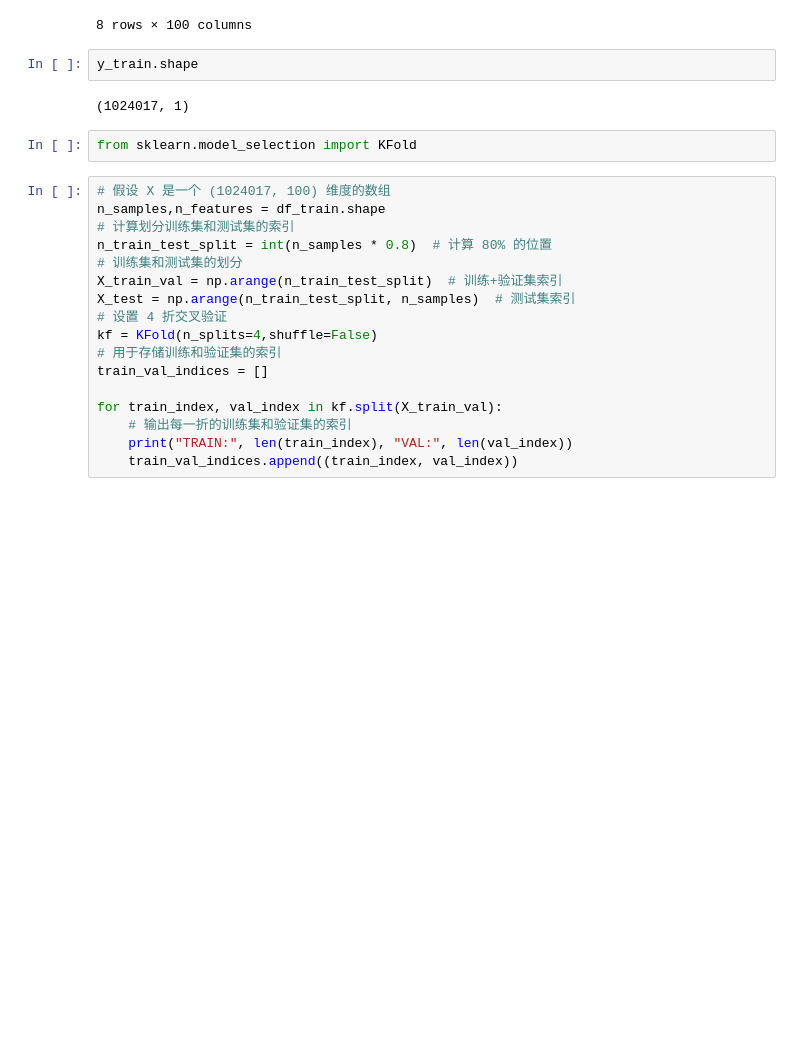
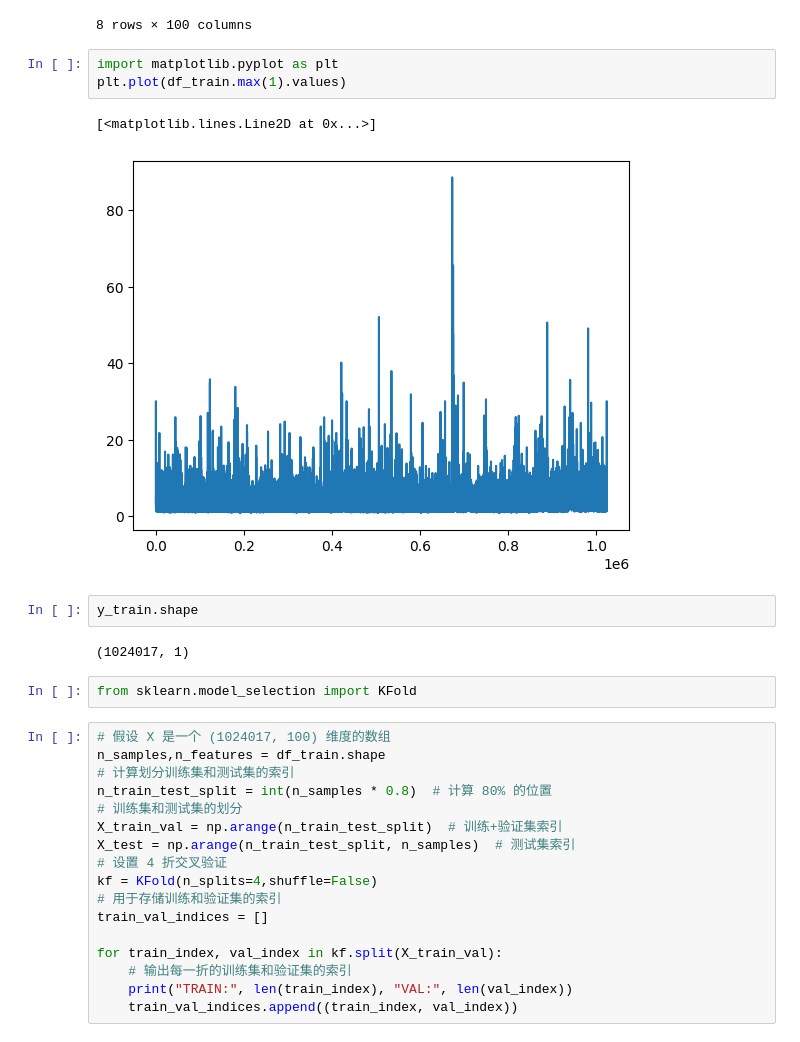
Before and after one commit to ZedRover/bm-fund, a Jupyter notebook: notebook/view_data.ipynb, the cells around one changed output. Saved outputs shown, nothing was run; the diff lists cells and outputs as text; blank space fills up the shorter version.

```diff
--- a/notebook/view_data.ipynb
+++ b/notebook/view_data.ipynb
@@ -23,6 +23,12 @@ df_train.describe()
 | 75% | 2.540866e-01 | 4.901666e-01 | 4.325379e-01 | 3.984346e-01 | 6.207308e-01 | 5.624455e-01 | 5.679415e-01 | 5.978246e-01 | 6.201570e-01 | 6.817943e-01 | ... | ... |
 | max | 4.612349e+01 | 2.404121e+01 | 2.438798e+01 | 5.061975e+01 | 6.534543e+00 | 2.101052e+01 | 3.294714e+01 | 1.982056e+01 | 1.996864e+01 | 2.865503e+01 | ... | ... |
 8 rows × 100 columns
+# %%
+import matplotlib.pyplot as plt
+plt.plot(df_train.max(1).values)
+# %% [output]
+[<matplotlib.lines.Line2D at 0x...>]
+[figure, added]
 # %%
 y_train.shape
 # %% [output]
```
